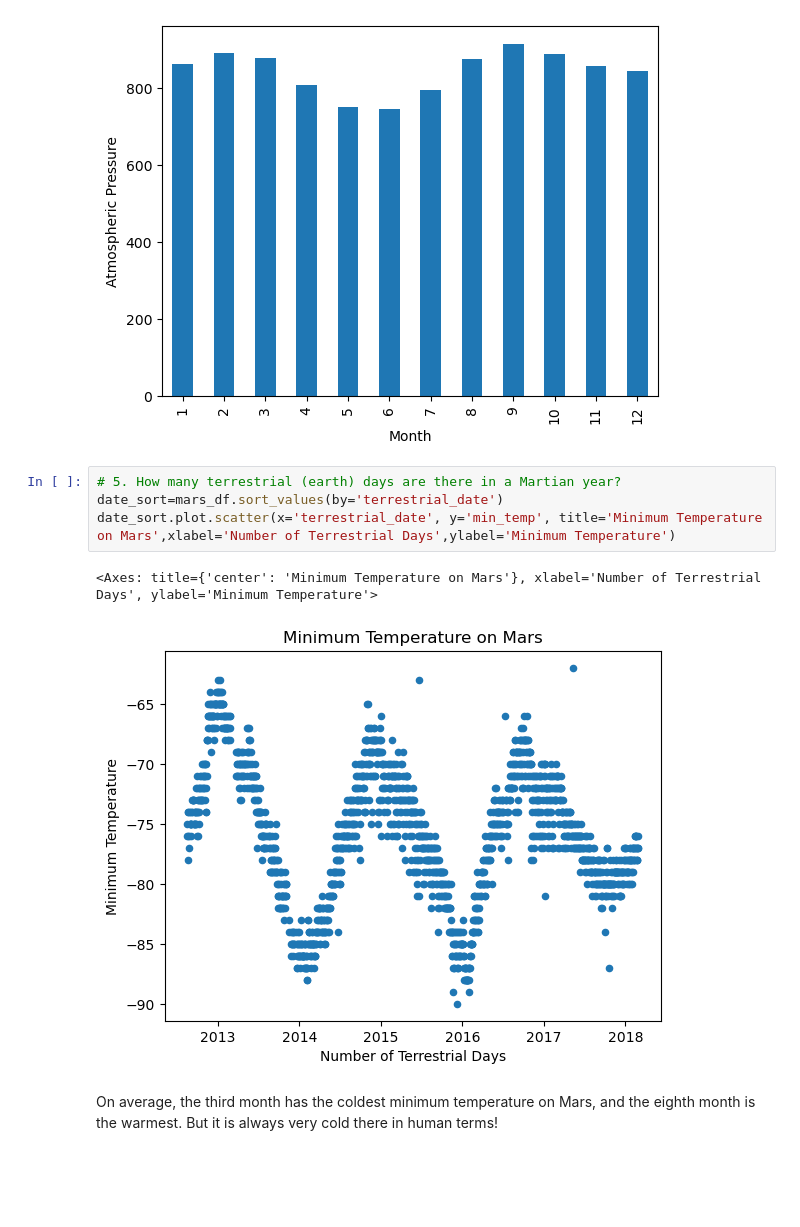
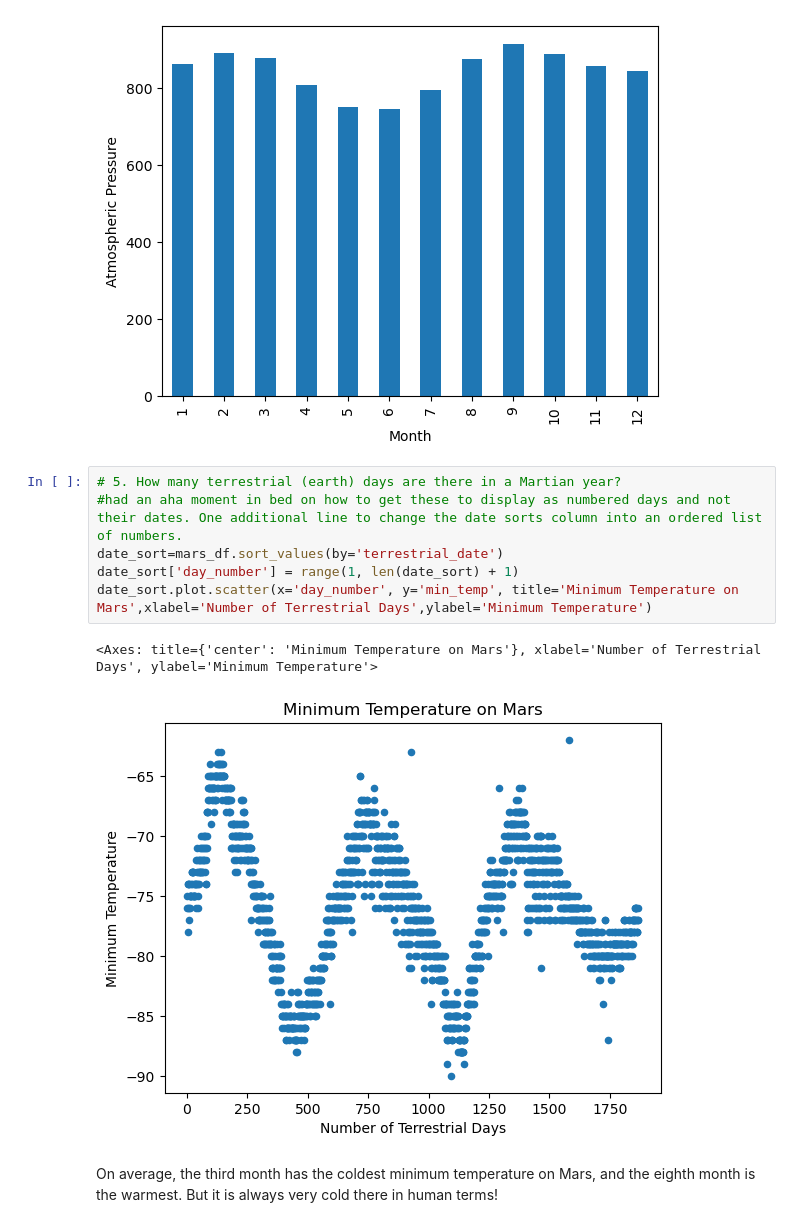
Before and after one commit to troyflood94/html_scraping, a Jupyter notebook: Resources/part_2_mars_weather.ipynb, the cells around one changed output. Drawn from its saved outputs; the diff is of its cells as text; blank space fills up the shorter version.

Commit message:
ACTUAL final push, shows numbered days instead of listing each date

```diff
--- a/Resources/part_2_mars_weather.ipynb
+++ b/Resources/part_2_mars_weather.ipynb
@@ -232,11 +232,13 @@ pressure_avg.plot.bar(xlabel='Month',
 [figure]
 # %%
 # 5. How many terrestrial (earth) days are there in a Martian year?
+#had an aha moment in bed on how to get these to display as numbered days and not their dates. One additional line to change the date sorts column into an ordered list of numbers.
 date_sort=mars_df.sort_values(by='terrestrial_date')
-date_sort.plot.scatter(x='terrestrial_date', y='min_temp', title='Minimum Temperature on Mars',xlabel='Number of Terrestrial Days',ylabel='Minimum Temperature')
+date_sort['day_number'] = range(1, len(date_sort) + 1)
+date_sort.plot.scatter(x='day_number', y='min_temp', title='Minimum Temperature on Mars',xlabel='Number of Terrestrial Days',ylabel='Minimum Temperature')
 # %% [output]
 <Axes: title={'center': 'Minimum Temperature on Mars'}, xlabel='Number of Terrestrial Days', ylabel='Minimum Temperature'>
-[figure, old version]
+[figure, new version]
 # %% [markdown]
 On average, the third month has the coldest minimum temperature on Mars, and the eighth month is the warmest. But it is always very cold there in human terms!
 # %% [markdown]
```
